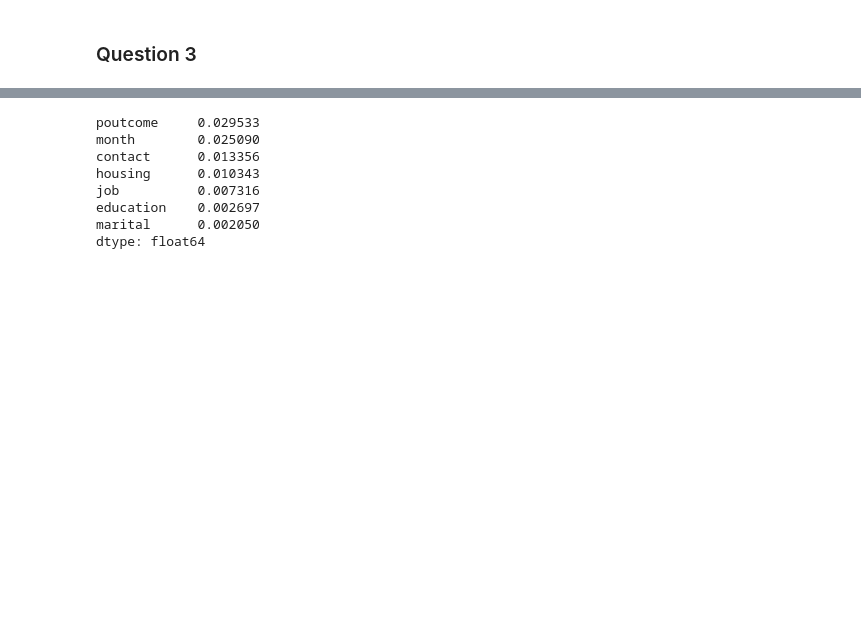
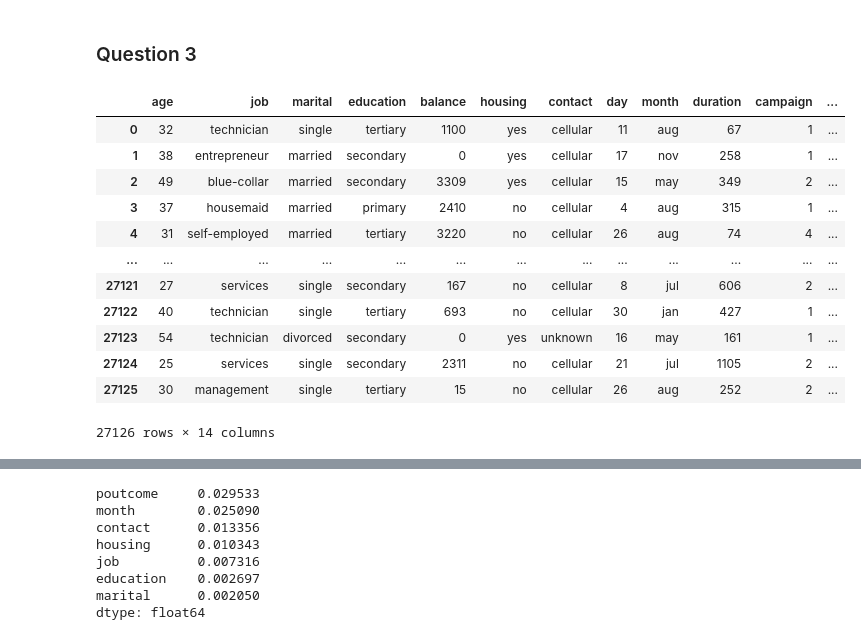
Before and after one commit to abarlukova/ml-zoomcamp, a Jupyter notebook: hw3/hw3.ipynb, the cells around one changed output, grey strips where cells are left out. Drawn from its saved outputs; the diff is of its cells as text; code cells hidden in the pictures; blank space fills up the shorter version.

```diff
--- a/hw3/hw3.ipynb
+++ b/hw3/hw3.ipynb
@@ -232,3 +234,19 @@ from sklearn.metrics import mutual_info_score
 # %%
 def mutual_info_y_score(series):
     return mutual_info_score(series, y_train)
+# %%
+df_train
+# %% [output]
+|  | age | job | marital | education | balance | housing | contact | day | month | duration | campaign | ... |
+| 0 | 32 | technician | single | tertiary | 1100 | yes | cellular | 11 | aug | 67 | 1 | ... |
+| 1 | 38 | entrepreneur | married | secondary | 0 | yes | cellular | 17 | nov | 258 | 1 | ... |
+| 2 | 49 | blue-collar | married | secondary | 3309 | yes | cellular | 15 | may | 349 | 2 | ... |
+| 3 | 37 | housemaid | married | primary | 2410 | no | cellular | 4 | aug | 315 | 1 | ... |
+| 4 | 31 | self-employed | married | tertiary | 3220 | no | cellular | 26 | aug | 74 | 4 | ... |
+| ... | ... | ... | ... | ... | ... | ... | ... | ... | ... | ... | ... | ... |
+| 27121 | 27 | services | single | secondary | 167 | no | cellular | 8 | jul | 606 | 2 | ... |
+| 27122 | 40 | technician | single | tertiary | 693 | no | cellular | 30 | jan | 427 | 1 | ... |
+| 27123 | 54 | technician | divorced | secondary | 0 | yes | unknown | 16 | may | 161 | 1 | ... |
+| 27124 | 25 | services | single | secondary | 2311 | no | cellular | 21 | jul | 1105 | 2 | ... |
+| 27125 | 30 | management | single | tertiary | 15 | no | cellular | 26 | aug | 252 | 2 | ... |
+27126 rows × 14 columns
```
Also changed, not shown: parts of 4 cells of this notebook, 2 other files.
